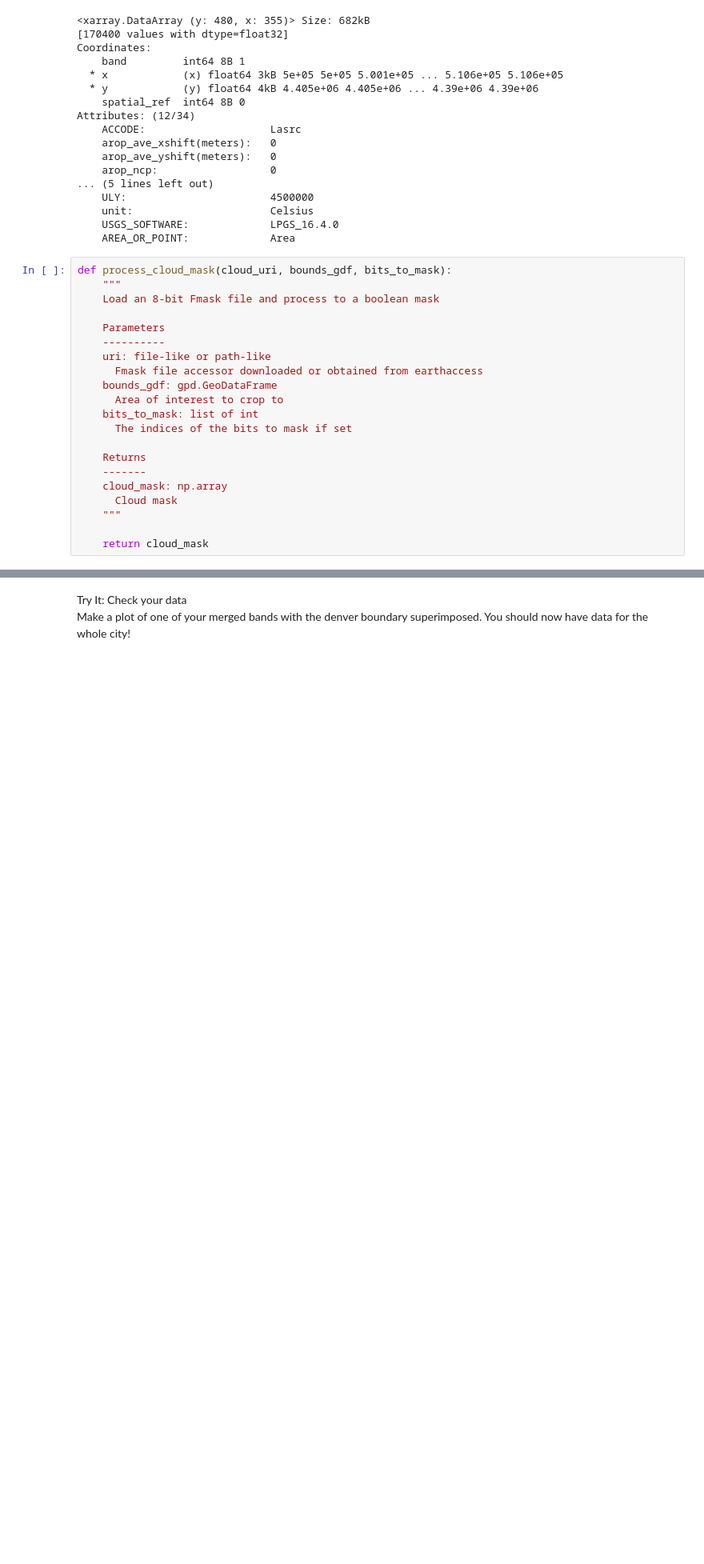
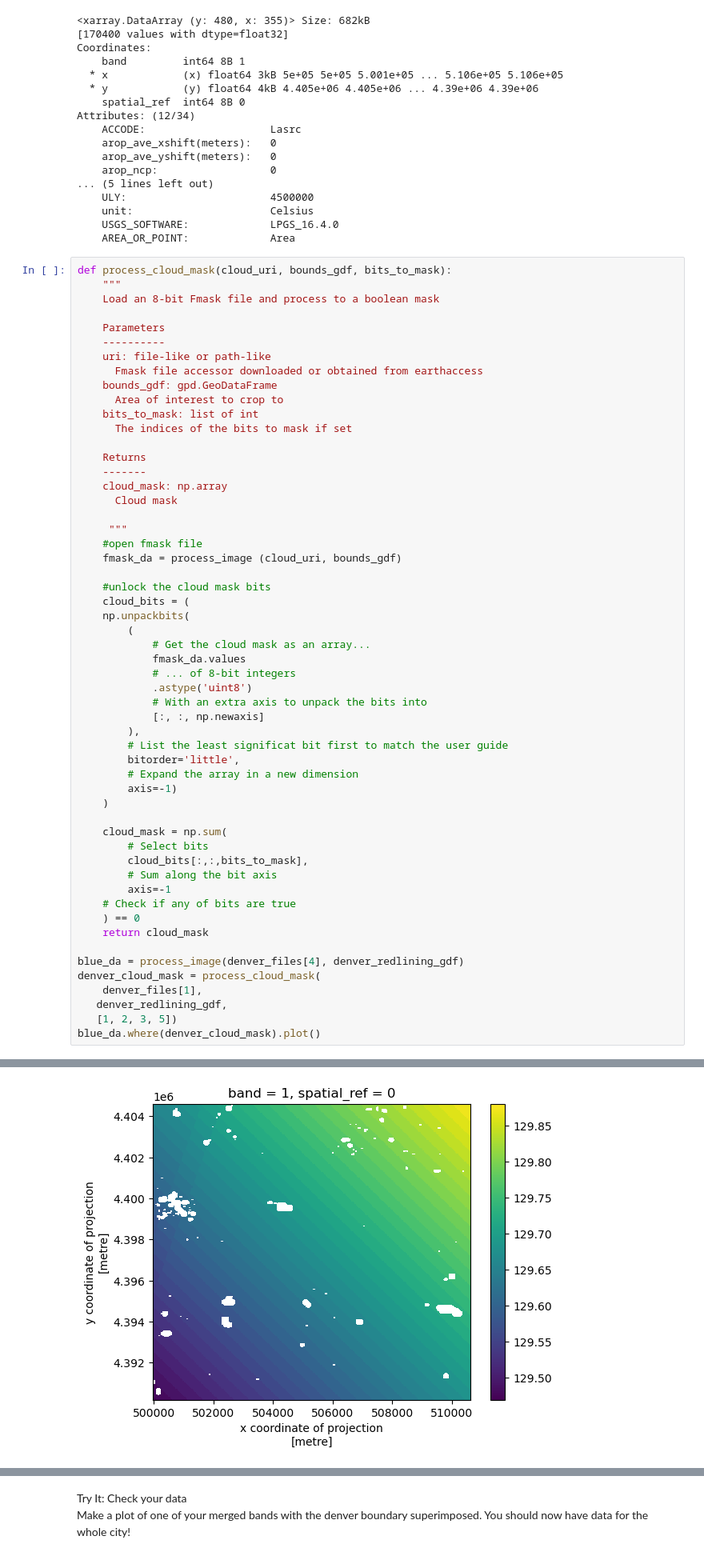
Before and after one commit to earthlab-education/fundamentals-04-redlining-ZimmZone, a Jupyter notebook: notebooks/redlining-92-bulk-download.ipynb, the cells around one changed output, grey strips where cells are left out. Shown at 80% size. Drawn from its saved outputs; the diff is of its cells as text; blank space fills up the shorter version.

```diff
--- a/notebooks/redlining-92-bulk-download.ipynb
+++ b/notebooks/redlining-92-bulk-download.ipynb
@@ -174,6 +174,41 @@ def process_cloud_mask(cloud_uri, bounds_gdf, bits_to_mask):
     -------
     cloud_mask: np.array
       Cloud mask
-    """
 
+     """
+    #open fmask file
+    fmask_da = process_image (cloud_uri, bounds_gdf)
+
+    #unlock the cloud mask bits
+    cloud_bits = (
+    np.unpackbits(
+        (
+            # Get the cloud mask as an array...
+            fmask_da.values
+            # ... of 8-bit integers
+            .astype('uint8')
+            # With an extra axis to unpack the bits into
+            [:, :, np.newaxis]
+        ),
+        # List the least significat bit first to match the user guide
+        bitorder='little',
+        # Expand the array in a new dimension
+        axis=-1)
+    )
+
+    cloud_mask = np.sum(
+        # Select bits
+        cloud_bits[:,:,bits_to_mask],
+        # Sum along the bit axis
+        axis=-1
+    # Check if any of bits are true
+    ) == 0
     return cloud_mask
+
+blue_da = process_image(denver_files[4], denver_redlining_gdf)
+denver_cloud_mask = process_cloud_mask(
+    denver_files[1],
+   denver_redlining_gdf,
+   [1, 2, 3, 5])
+blue_da.where(denver_cloud_mask).plot()
+# %% [output]
@@ -180,3 +216,4 @@ def process_cloud_mask(cloud_uri, bounds_gdf, bits_to_mask):
+[figure, added]
 # %% [markdown]
 Our next new tool to help you write DRY and correct code is the regular
 expression. Regular expressions are a little like the patterns we use
```
Also changed, not shown: parts of 8 cells of this notebook.
